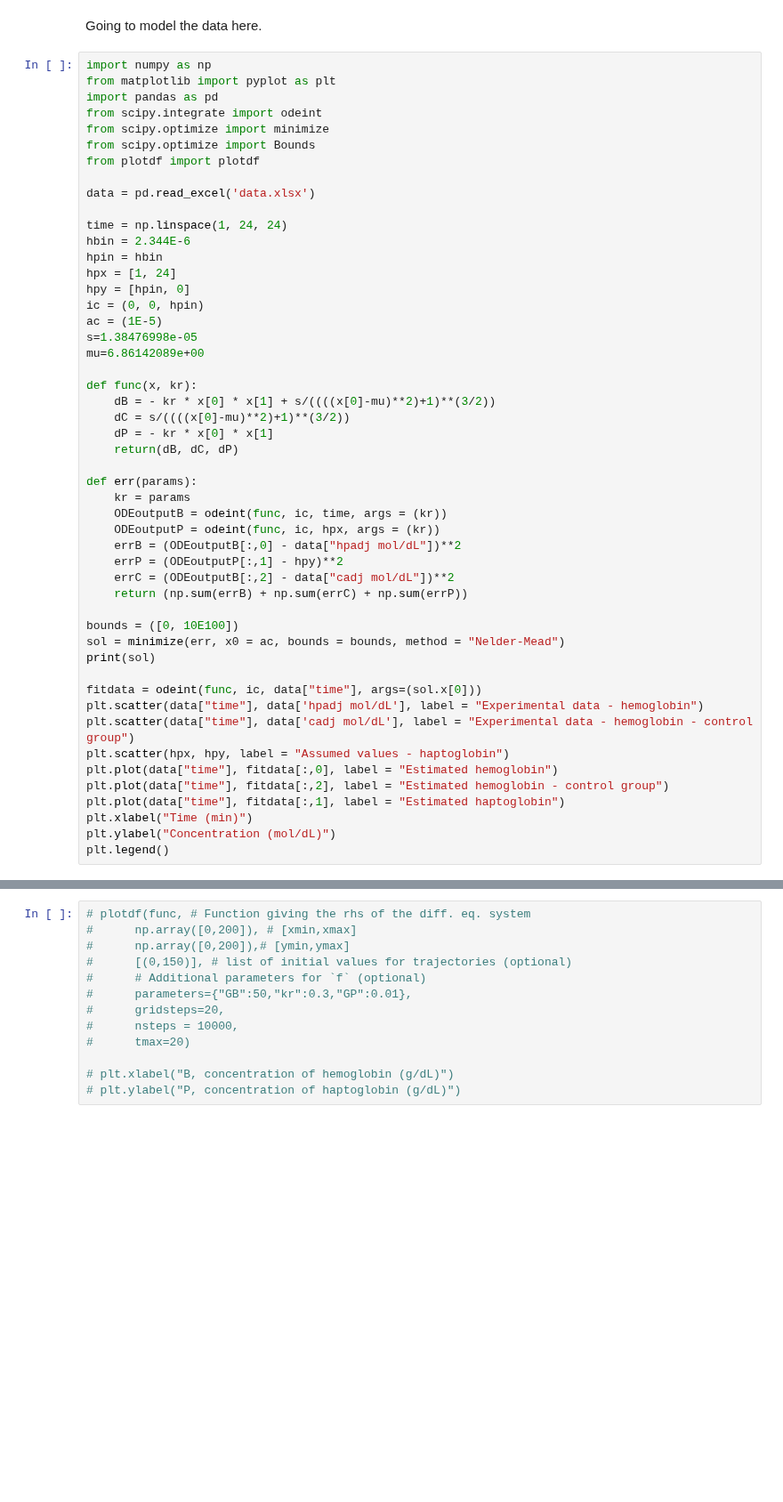
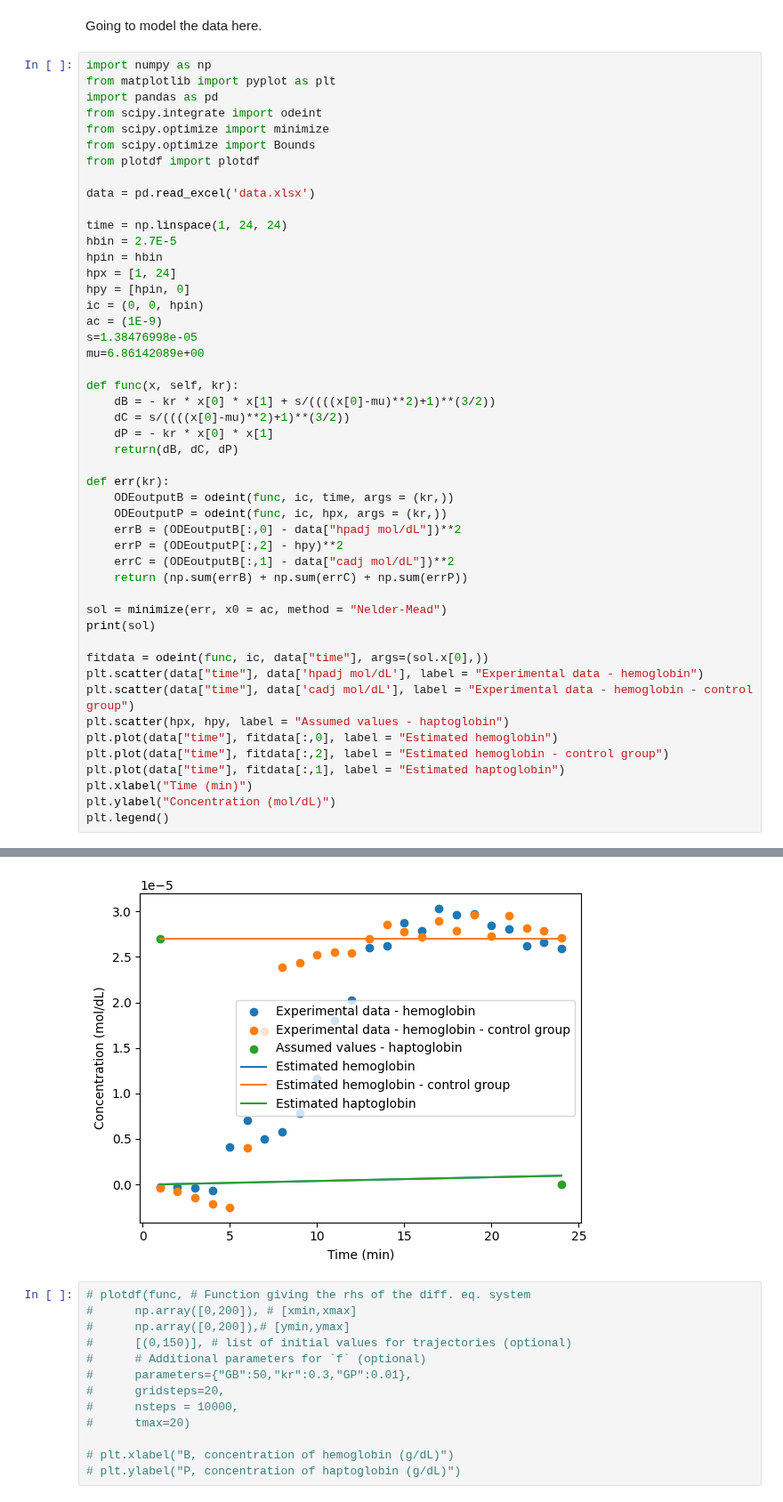
Before and after one commit to mdsnbutler/ChE_2410-Public-Repo, a Jupyter notebook: Project 2/2_data_modelling.ipynb, the cells around one changed output, grey strips where cells are left out. Shown at 89% size. Saved outputs shown, nothing was run; the diff lists cells and outputs as text; blank space fills up the shorter version.

```diff
--- a/Project 2/2_data_modelling.ipynb
+++ b/Project 2/2_data_modelling.ipynb
@@ -12,35 +12,33 @@ from plotdf import plotdf
 data = pd.read_excel('data.xlsx')
 
 time = np.linspace(1, 24, 24)
-hbin = 2.344E-6
+hbin = 2.7E-5
 hpin = hbin
 hpx = [1, 24]
 hpy = [hpin, 0]
 ic = (0, 0, hpin)
-ac = (1E-5)
+ac = (1E-9)
 s=1.38476998e-05
 mu=6.86142089e+00
 
-def func(x, kr):
+def func(x, self, kr):
     dB = - kr * x[0] * x[1] + s/((((x[0]-mu)**2)+1)**(3/2))
     dC = s/((((x[0]-mu)**2)+1)**(3/2))
     dP = - kr * x[0] * x[1]
     return(dB, dC, dP)
 
-def err(params):
-    kr = params
-    ODEoutputB = odeint(func, ic, time, args = (kr))
-    ODEoutputP = odeint(func, ic, hpx, args = (kr))
+def err(kr):
+    ODEoutputB = odeint(func, ic, time, args = (kr,))
+    ODEoutputP = odeint(func, ic, hpx, args = (kr,))
     errB = (ODEoutputB[:,0] - data["hpadj mol/dL"])**2
-    errP = (ODEoutputP[:,1] - hpy)**2
-    errC = (ODEoutputB[:,2] - data["cadj mol/dL"])**2
+    errP = (ODEoutputP[:,2] - hpy)**2
+    errC = (ODEoutputB[:,1] - data["cadj mol/dL"])**2
     return (np.sum(errB) + np.sum(errC) + np.sum(errP))
 
-bounds = ([0, 10E100])
-sol = minimize(err, x0 = ac, bounds = bounds, method = "Nelder-Mead")
+sol = minimize(err, x0 = ac, method = "Nelder-Mead")
 print(sol)
 
-fitdata = odeint(func, ic, data["time"], args=(sol.x[0]))
+fitdata = odeint(func, ic, data["time"], args=(sol.x[0],))
 plt.scatter(data["time"], data['hpadj mol/dL'], label = "Experimental data - hemoglobin")
 plt.scatter(data["time"], data['cadj mol/dL'], label = "Experimental data - hemoglobin - control group")
 plt.scatter(hpx, hpy, label = "Assumed values - haptoglobin")
@@ -55,3 +62,4 @@ TypeError: 'int' object is not iterable
+[figure, added]
 # %%
 # plotdf(func, # Function giving the rhs of the diff. eq. system
 #      np.array([0,200]), # [xmin,xmax]
```
Also changed, not shown: parts of 1 cell of this notebook.
